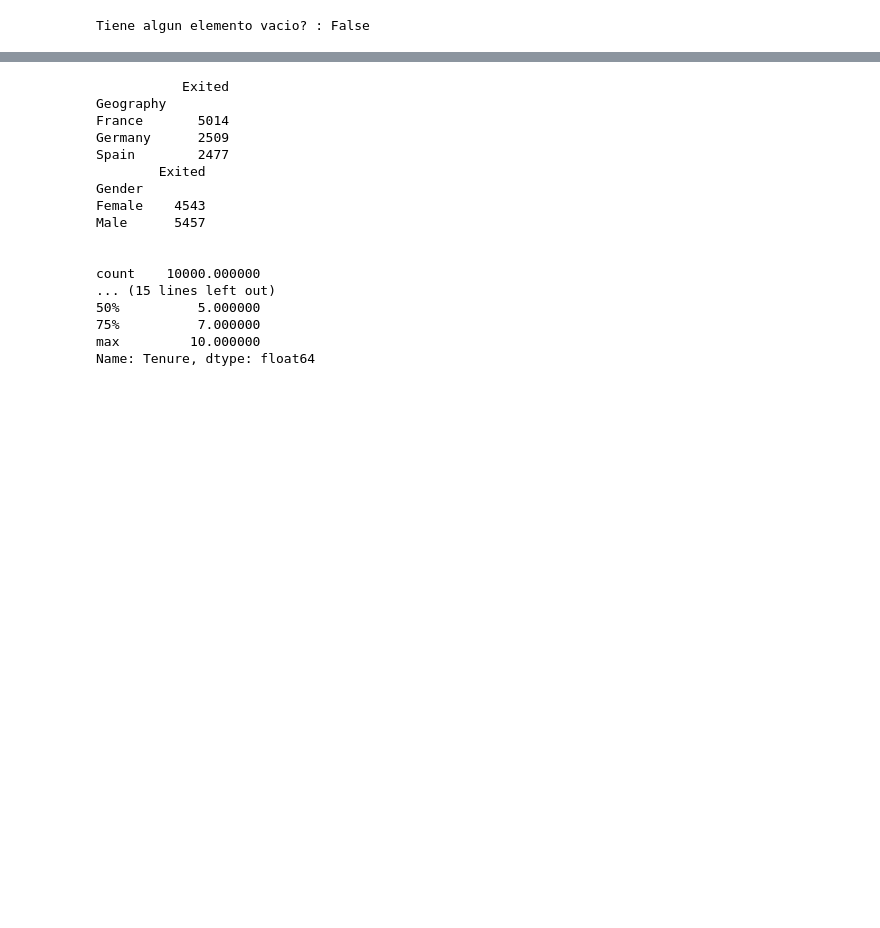
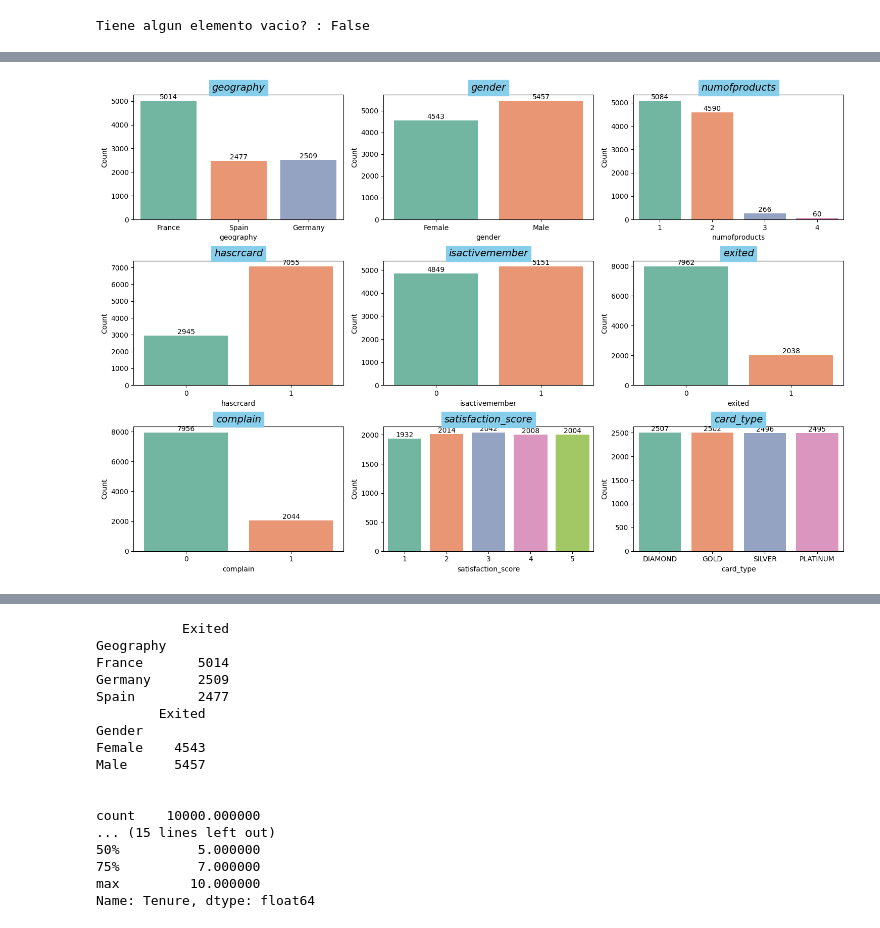
Before and after one commit to ElKroko/Data-Science, a Jupyter notebook: Tarea 3/Enunciado_Lab_3_Clustering_y_Reglas_de_Asociación.ipynb, the cells around one changed output, grey strips where cells are left out. Cells and saved outputs as stored; diff of their text form; code cells hidden in the pictures; blank space fills up the shorter version.

```diff
--- a/Tarea 3/Enunciado_Lab_3_Clustering_y_Reglas_de_Asociación.ipynb
+++ b/Tarea 3/Enunciado_Lab_3_Clustering_y_Reglas_de_Asociación.ipynb
@@ -53,0 +161,16 @@ Tiene algun elemento vacio? : False
+# %%
+# Take a quick look at categorical features and feature with discrete values
+feature = ['geography', 'gender', 'numofproducts', 'hascrcard', 'isactivemember', 'exited', 'complain', 'satisfaction_score', 'card_type']
+
+fig = plt.figure(figsize = (15,10))
+
+for i,j in enumerate(feature):
+    ax = fig.add_subplot(3,3,i+1)
+    ax = sns.countplot(bank_df , x = j , palette = sns.color_palette("Set2"))
+    ax.set_title(j , fontsize = 14 , style = 'italic', backgroundcolor = 'skyblue')
+    ax.set_ylabel('Count')
+    ax.bar_label(ax.containers[0], label_type='edge')
+plt.tight_layout()
+plt.show()
+# %% [output]
+[figure, added]
```
Also changed, not shown: parts of 22 cells of this notebook.
